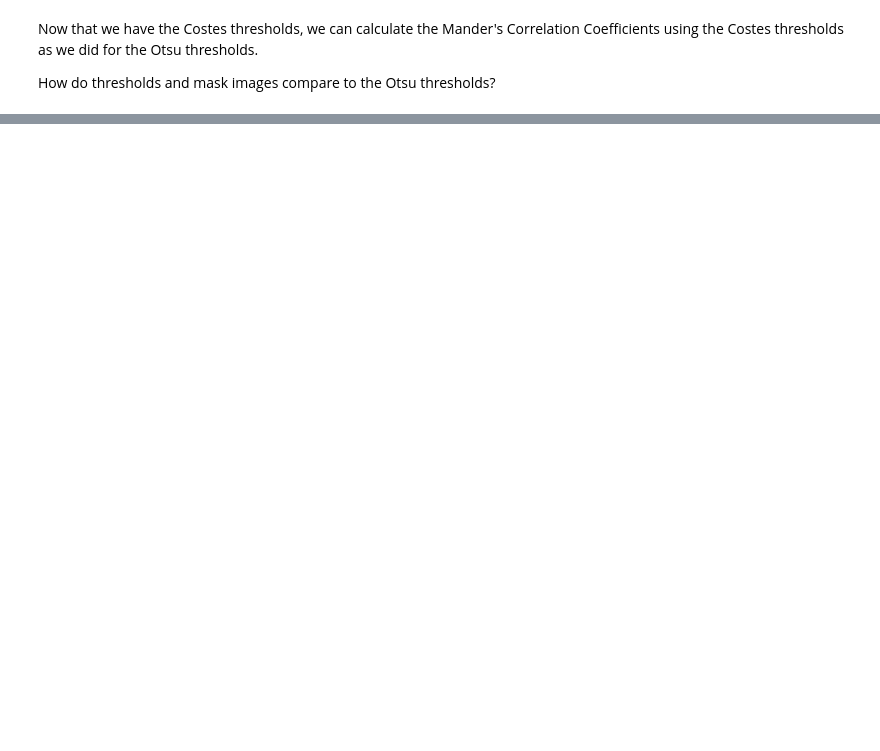
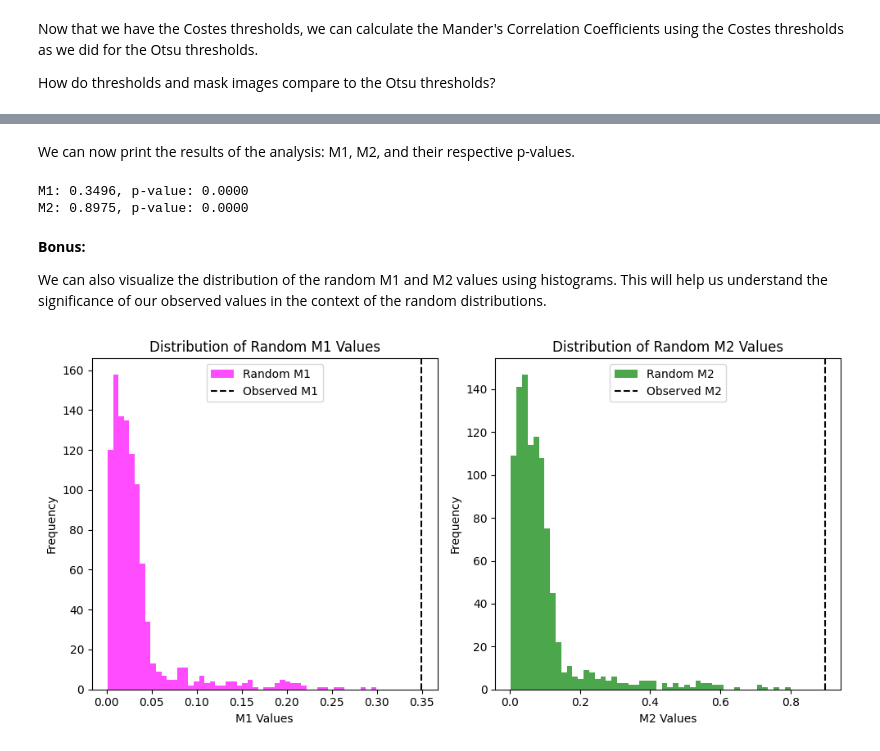
Before and after one commit to tlambert03/bobiac, a Jupyter notebook: content/08_colocalization/pixel_intensity_based_colocalization_manders.ipynb, the cells around one changed output, grey strips where cells are left out. Cells and saved outputs as stored; diff of their text form; code cells hidden in the pictures; blank space fills up the shorter version.

Commit message:
add randomization test for Manders' coefficients

```diff
--- a/content/08_colocalization/pixel_intensity_based_colocalization_manders.ipynb
+++ b/content/08_colocalization/pixel_intensity_based_colocalization_manders.ipynb
@@ -481,3 +589,42 @@ Manders coefficient M2: 0.8004
+# %%
+thr_1, thr_2 = threshold_otsu(ch1), threshold_otsu(ch2)
+# thr_1, thr_2, _, _ = costes_auto_threshold(ch1, ch2)
+
+values = image_translation_randomization(ch1, ch2, thr_1, thr_2)
+# %% [markdown]
+We can now print the results of the analysis: M1, M2, and their respective p-values.
+# %%
+M1, M2, random_m1_values, random_m2_values, p_value_m1, p_value_m2 = values
+print(f"M1: {M1:.4f}, p-value: {p_value_m1:.4f}")
+print(f"M2: {M2:.4f}, p-value: {p_value_m2:.4f}")
+# %% [output]
+M1: 0.3496, p-value: 0.0000
+M2: 0.8975, p-value: 0.0000
+# %% [markdown]
+**Bonus:**
+
+We can also visualize the distribution of the random M1 and M2 values using histograms. This will help us understand the significance of our observed values in the context of the random distributions.
+# %%
+# plot the distribution of random M1 and M2 values
+plt.figure(figsize=(10, 5))
+plt.subplot(1, 2, 1)
+plt.hist(random_m1_values, bins=50, color="magenta", alpha=0.7, label="Random M1")
+plt.axvline(M1, color="k", linestyle="--", label="Observed M1")
+plt.xlabel("M1 Values")
+plt.ylabel("Frequency")
+plt.title("Distribution of Random M1 Values")
+plt.legend()
+plt.subplot(1, 2, 2)
+plt.hist(random_m2_values, bins=50, color="green", alpha=0.7, label="Random M2")
+plt.axvline(M2, color="k", linestyle="--", label="Observed M2")
+plt.xlabel("M2 Values")
+plt.ylabel("Frequency")
+plt.title("Distribution of Random M2 Values")
+plt.legend()
+plt.tight_layout()
+plt.show()
+# %% [output]
+[figure, added]
 # %% [markdown]
 ### Summary
 
```
Also changed, not shown: parts of 12 cells of this notebook.
